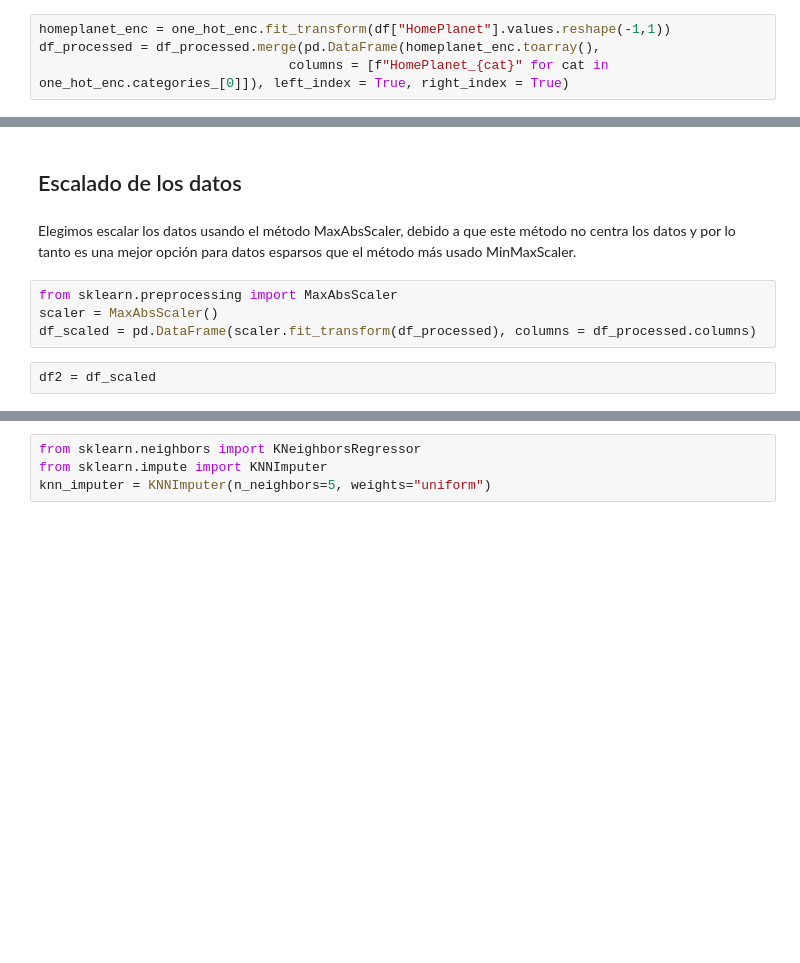
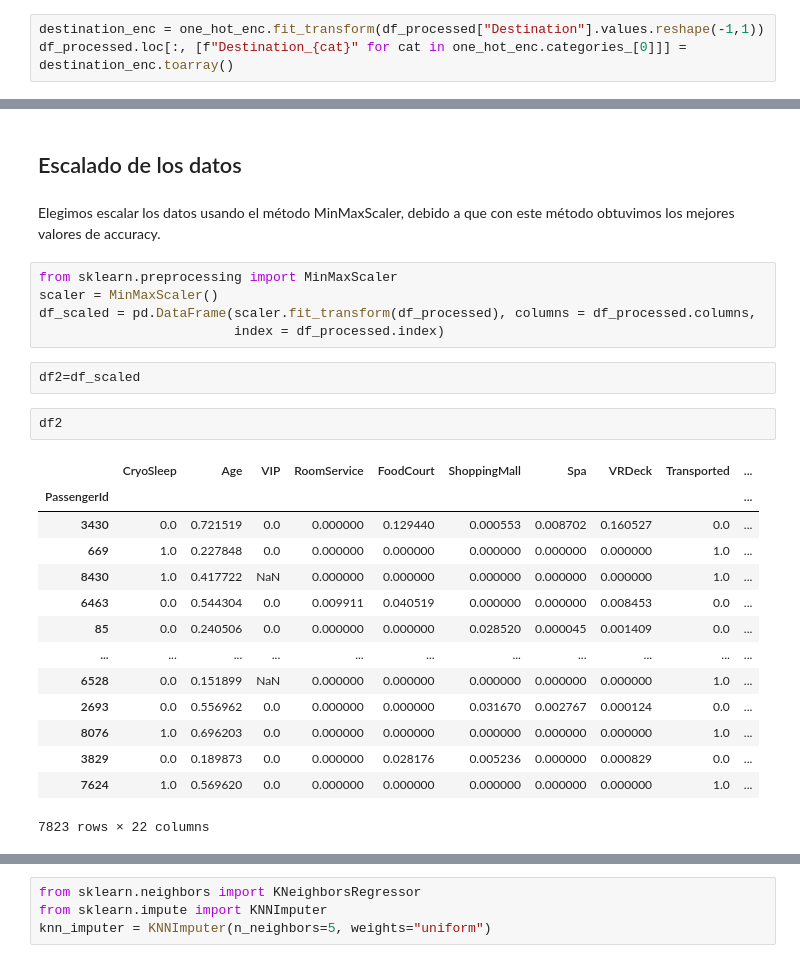
Before and after one commit to elerufe/DiploDatosFaMAF, a Jupyter notebook: AS/2_AS_Preprocesamiento.ipynb, the cells around one changed output, grey strips where cells are left out. Drawn from its saved outputs; the diff is of its cells as text; blank space fills up the shorter version.

```diff
--- a/AS/2_AS_Preprocesamiento.ipynb
+++ b/AS/2_AS_Preprocesamiento.ipynb
@@ -136,4 +185,3 @@ one_hot_enc = OneHotEncoder()
 # %%
-homeplanet_enc = one_hot_enc.fit_transform(df["HomePlanet"].values.reshape(-1,1))
-df_processed = df_processed.merge(pd.DataFrame(homeplanet_enc.toarray(),
-                                columns = [f"HomePlanet_{cat}" for cat in one_hot_enc.categories_[0]]), left_index = True, right_index = True)
+destination_enc = one_hot_enc.fit_transform(df_processed["Destination"].values.reshape(-1,1))
+df_processed.loc[:, [f"Destination_{cat}" for cat in one_hot_enc.categories_[0]]] = destination_enc.toarray()
@@ -163,13 +206,31 @@ df_processed = df_processed.drop(columns = ["HomePlanet", "Destination", "Cabin"
 # %% [markdown]
 ## Escalado de los datos
 # %% [markdown]
-Elegimos escalar los datos usando el método MaxAbsScaler, debido a que este método no centra los datos y por lo tanto es una mejor opción para datos esparsos que el método más usado MinMaxScaler.
+Elegimos escalar los datos usando el método MinMaxScaler, debido a que con este método obtuvimos los mejores valores de accuracy.
 # %%
-from sklearn.preprocessing import MaxAbsScaler
-scaler = MaxAbsScaler()
-df_scaled = pd.DataFrame(scaler.fit_transform(df_processed), columns = df_processed.columns)
+from sklearn.preprocessing import MinMaxScaler
+scaler = MinMaxScaler()
+df_scaled = pd.DataFrame(scaler.fit_transform(df_processed), columns = df_processed.columns,
+                         index = df_processed.index)
 # %%
-df2 = df_scaled
+df2=df_scaled
+# %%
+df2
+# %% [output]
+|  | CryoSleep | Age | VIP | RoomService | FoodCourt | ShoppingMall | Spa | VRDeck | Transported | ... |
+| PassengerId |  |  |  |  |  |  |  |  |  | ... |
+| 3430 | 0.0 | 0.721519 | 0.0 | 0.000000 | 0.129440 | 0.000553 | 0.008702 | 0.160527 | 0.0 | ... |
+| 669 | 1.0 | 0.227848 | 0.0 | 0.000000 | 0.000000 | 0.000000 | 0.000000 | 0.000000 | 1.0 | ... |
+| 8430 | 1.0 | 0.417722 | NaN | 0.000000 | 0.000000 | 0.000000 | 0.000000 | 0.000000 | 1.0 | ... |
+| 6463 | 0.0 | 0.544304 | 0.0 | 0.009911 | 0.040519 | 0.000000 | 0.000000 | 0.008453 | 0.0 | ... |
+| 85 | 0.0 | 0.240506 | 0.0 | 0.000000 | 0.000000 | 0.028520 | 0.000045 | 0.001409 | 0.0 | ... |
+| ... | ... | ... | ... | ... | ... | ... | ... | ... | ... | ... |
+| 6528 | 0.0 | 0.151899 | NaN | 0.000000 | 0.000000 | 0.000000 | 0.000000 | 0.000000 | 1.0 | ... |
+| 2693 | 0.0 | 0.556962 | 0.0 | 0.000000 | 0.000000 | 0.031670 | 0.002767 | 0.000124 | 0.0 | ... |
+| 8076 | 1.0 | 0.696203 | 0.0 | 0.000000 | 0.000000 | 0.000000 | 0.000000 | 0.000000 | 1.0 | ... |
+| 3829 | 0.0 | 0.189873 | 0.0 | 0.000000 | 0.028176 | 0.005236 | 0.000000 | 0.000829 | 0.0 | ... |
+| 7624 | 1.0 | 0.569620 | 0.0 | 0.000000 | 0.000000 | 0.000000 | 0.000000 | 0.000000 | 1.0 | ... |
+7823 rows × 22 columns
 # %% [markdown]
 ##  Imputación de valores nulos
 
```
Also changed, not shown: parts of 27 cells of this notebook.
